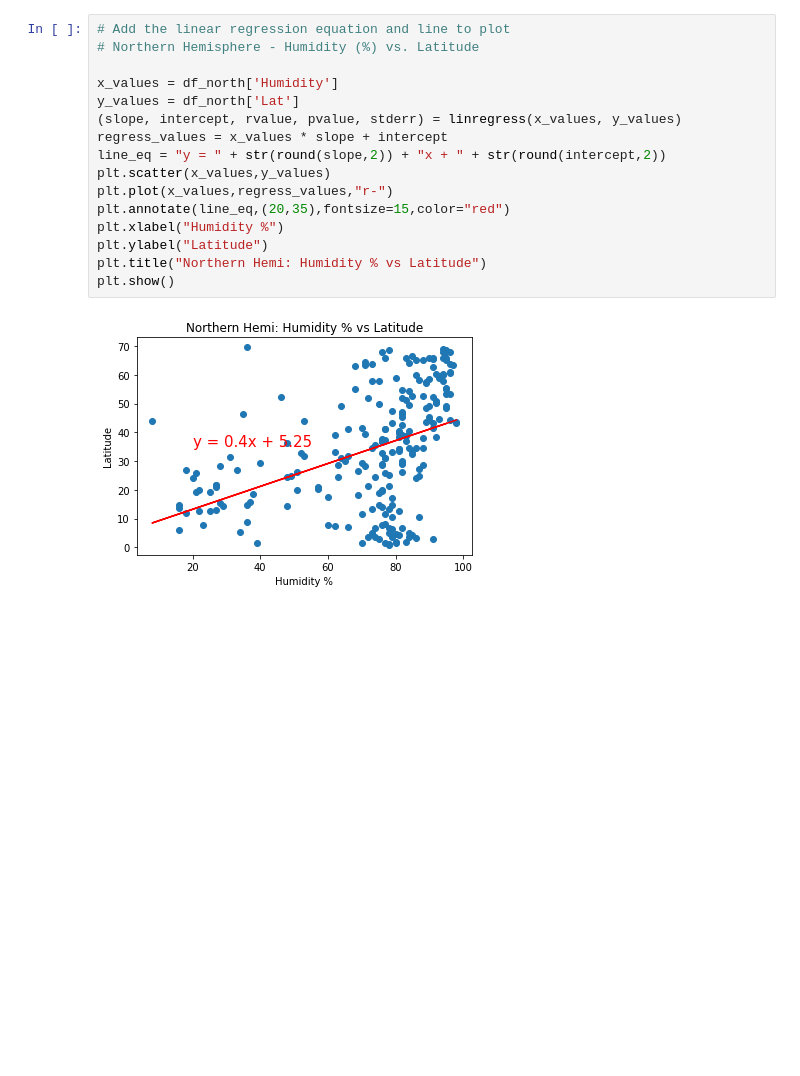
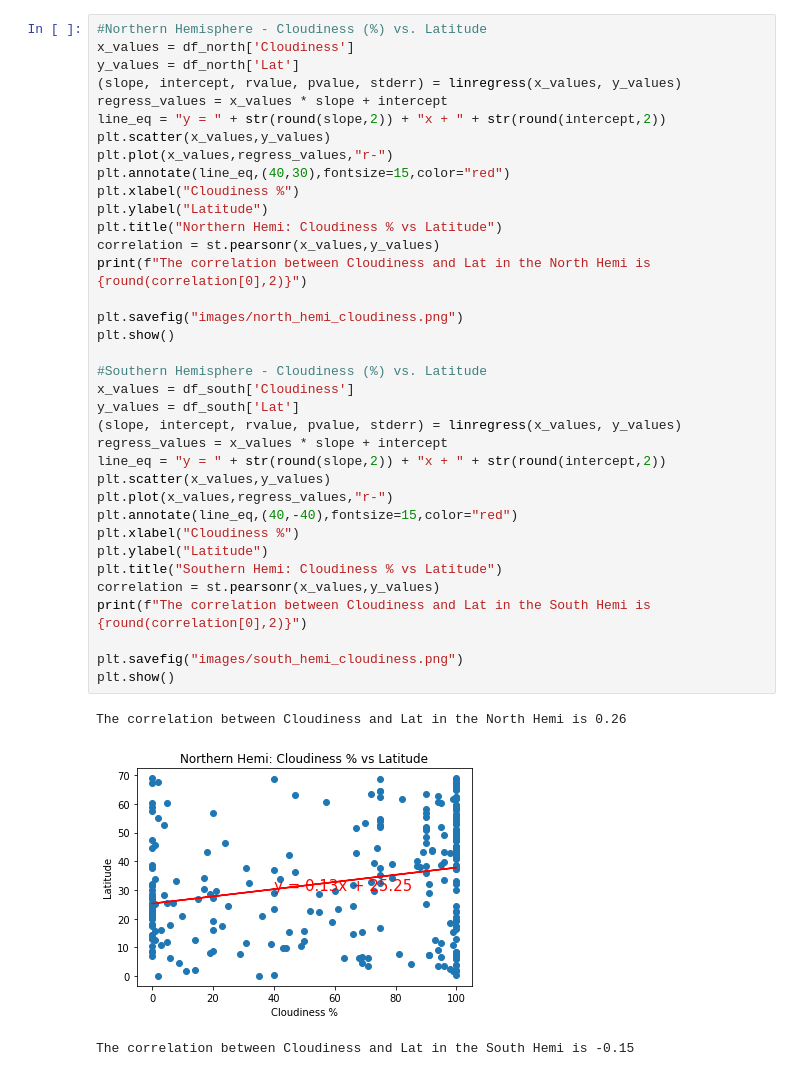
Before and after one commit to tiffanyharris711/python-api-challenge, a Jupyter notebook: WeatherPy/WeatherPy.ipynb, the cells around one changed output. Cells and saved outputs as stored; diff of their text form; blank space fills up the shorter version.

```diff
--- a/WeatherPy/WeatherPy.ipynb
+++ b/WeatherPy/WeatherPy.ipynb
@@ -201,18 +278,40 @@ plt.show()
 # %%
-# Add the linear regression equation and line to plot
-# Northern Hemisphere - Humidity (%) vs. Latitude
-
-x_values = df_north['Humidity']
+#Northern Hemisphere - Cloudiness (%) vs. Latitude
+x_values = df_north['Cloudiness']
 y_values = df_north['Lat']
 (slope, intercept, rvalue, pvalue, stderr) = linregress(x_values, y_values)
 regress_values = x_values * slope + intercept
 line_eq = "y = " + str(round(slope,2)) + "x + " + str(round(intercept,2))
 plt.scatter(x_values,y_values)
 plt.plot(x_values,regress_values,"r-")
-plt.annotate(line_eq,(20,35),fontsize=15,color="red")
-plt.xlabel("Humidity %")
+plt.annotate(line_eq,(40,30),fontsize=15,color="red")
+plt.xlabel("Cloudiness %")
 plt.ylabel("Latitude")
-plt.title("Northern Hemi: Humidity % vs Latitude")
+plt.title("Northern Hemi: Cloudiness % vs Latitude")
+correlation = st.pearsonr(x_values,y_values)
+print(f"The correlation between Cloudiness and Lat in the North Hemi is {round(correlation[0],2)}")
+
+plt.savefig("images/north_hemi_cloudiness.png")
 plt.show()
+
+#Southern Hemisphere - Cloudiness (%) vs. Latitude
+x_values = df_south['Cloudiness']
+y_values = df_south['Lat']
+(slope, intercept, rvalue, pvalue, stderr) = linregress(x_values, y_values)
+regress_values = x_values * slope + intercept
+line_eq = "y = " + str(round(slope,2)) + "x + " + str(round(intercept,2))
+plt.scatter(x_values,y_values)
+plt.plot(x_values,regress_values,"r-")
+plt.annotate(line_eq,(40,-40),fontsize=15,color="red")
+plt.xlabel("Cloudiness %")
+plt.ylabel("Latitude")
+plt.title("Southern Hemi: Cloudiness % vs Latitude")
+correlation = st.pearsonr(x_values,y_values)
+print(f"The correlation between Cloudiness and Lat in the South Hemi is {round(correlation[0],2)}")
+
+plt.savefig("images/south_hemi_cloudiness.png")
+plt.show()
 # %% [output]
+The correlation between Cloudiness and Lat in the North Hemi is 0.26
-[figure, old version]
+[figure, new version]
+The correlation between Cloudiness and Lat in the South Hemi is -0.15
```
Also changed, not shown: parts of 28 cells of this notebook, 15 other files.
